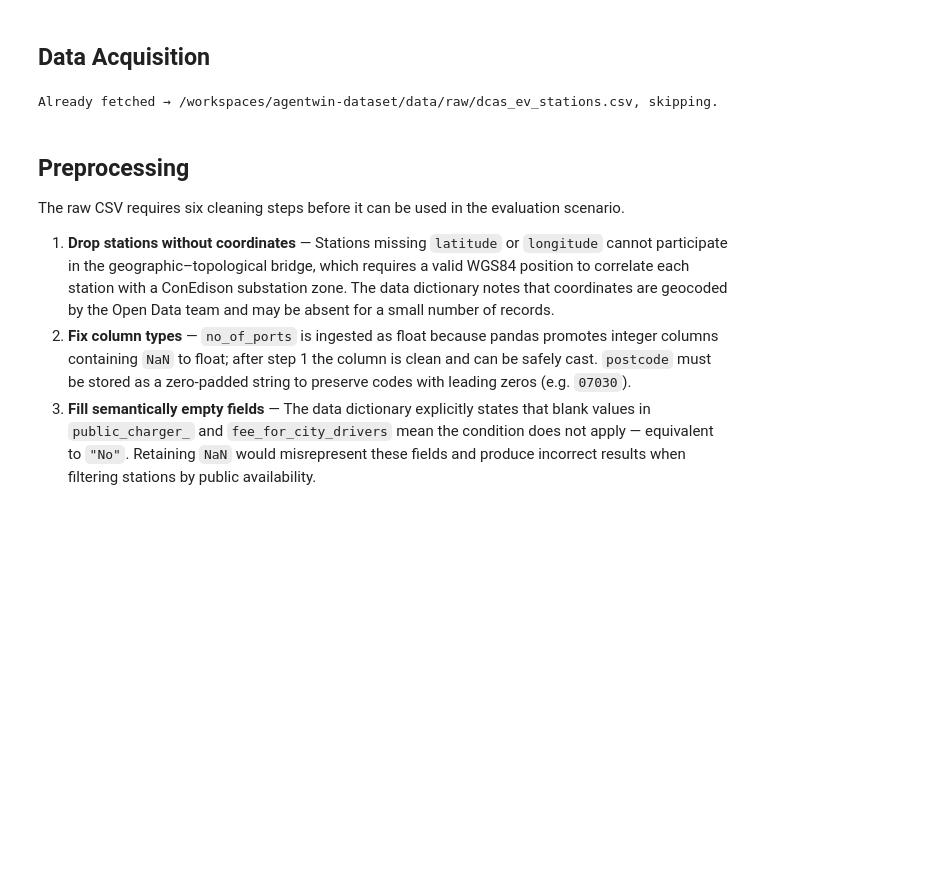
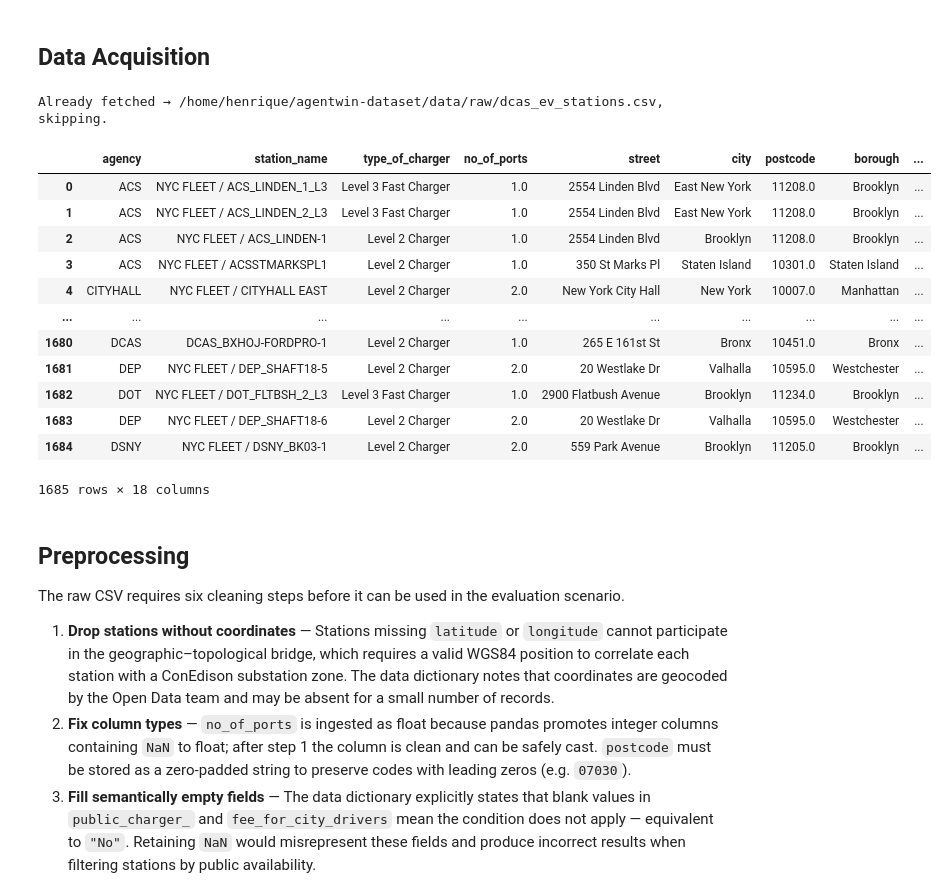
Before and after one commit to HenriKCorrea/agentwin-dataset, a Jupyter notebook: notebooks/ev_stations.ipynb, the cells around one changed output. Drawn from its saved outputs; the diff is of its cells as text; code cells hidden in the pictures; blank space fills up the shorter version.

```diff
--- a/notebooks/ev_stations.ipynb
+++ b/notebooks/ev_stations.ipynb
@@ -102,32 +102,47 @@ import geopandas as gpd
 # %%
 ROOT = Path("..").resolve()
 URL = "https://data.cityofnewyork.us/resource/fc53-9hrv"
 PARAMS = {"$limit": 10000}
 CSV_PATH = ROOT / "data/raw/dcas_ev_stations.csv"
 META_PATH = ROOT / "data/raw/dcas_ev_stations.csv.meta.json"
 
 if CSV_PATH.exists():
     print(f"Already fetched → {CSV_PATH}, skipping.")
 else:
     CSV_PATH.parent.mkdir(parents=True, exist_ok=True)
     print(f"Fetching dataset → {CSV_PATH}")
     resp = requests.get(f"{URL}.csv", params=PARAMS, timeout=30)
     resp.raise_for_status()
     CSV_PATH.write_bytes(resp.content)
     META_PATH.write_text(
         json.dumps(
             {
                 "fetched_date": str(date.today()),
                 "source_url": URL,
                 "source_params": PARAMS,
                 "row_count": len(resp.text.splitlines()) - 1,
             },
             indent=2,
         )
     )
     print(f"Saved {CSV_PATH.name} ({META_PATH.read_text()})")
+
+pd.read_csv(CSV_PATH)
 # %% [output]
-Already fetched → /workspaces/agentwin-dataset/data/raw/dcas_ev_stations.csv, skipping.
+Already fetched → /home/henrique/agentwin-dataset/data/raw/dcas_ev_stations.csv, skipping.
+|  | agency | station_name | type_of_charger | no_of_ports | street | city | postcode | borough | ... |
+| 0 | ACS | NYC FLEET / ACS_LINDEN_1_L3 | Level 3 Fast Charger | 1.0 | 2554 Linden Blvd | East New York | 11208.0 | Brooklyn | ... |
+| 1 | ACS | NYC FLEET / ACS_LINDEN_2_L3 | Level 3 Fast Charger | 1.0 | 2554 Linden Blvd | East New York | 11208.0 | Brooklyn | ... |
+| 2 | ACS | NYC FLEET / ACS_LINDEN-1 | Level 2 Charger | 1.0 | 2554 Linden Blvd | Brooklyn | 11208.0 | Brooklyn | ... |
+| 3 | ACS | NYC FLEET / ACSSTMARKSPL1 | Level 2 Charger | 1.0 | 350 St Marks Pl | Staten Island | 10301.0 | Staten Island | ... |
+| 4 | CITYHALL | NYC FLEET / CITYHALL EAST | Level 2 Charger | 2.0 | New York City Hall | New York | 10007.0 | Manhattan | ... |
+| ... | ... | ... | ... | ... | ... | ... | ... | ... | ... |
+| 1680 | DCAS | DCAS_BXHOJ-FORDPRO-1 | Level 2 Charger | 1.0 | 265 E 161st St | Bronx | 10451.0 | Bronx | ... |
+| 1681 | DEP | NYC FLEET / DEP_SHAFT18-5 | Level 2 Charger | 2.0 | 20 Westlake Dr | Valhalla | 10595.0 | Westchester | ... |
+| 1682 | DOT | NYC FLEET / DOT_FLTBSH_2_L3 | Level 3 Fast Charger | 1.0 | 2900 Flatbush Avenue | Brooklyn | 11234.0 | Brooklyn | ... |
+| 1683 | DEP | NYC FLEET / DEP_SHAFT18-6 | Level 2 Charger | 2.0 | 20 Westlake Dr | Valhalla | 10595.0 | Westchester | ... |
+| 1684 | DSNY | NYC FLEET / DSNY_BK03-1 | Level 2 Charger | 2.0 | 559 Park Avenue | Brooklyn | 11205.0 | Brooklyn | ... |
+1685 rows × 18 columns
 # %% [markdown]
 ## Preprocessing
 
```
Also changed, not shown: parts of 2 cells of this notebook.
